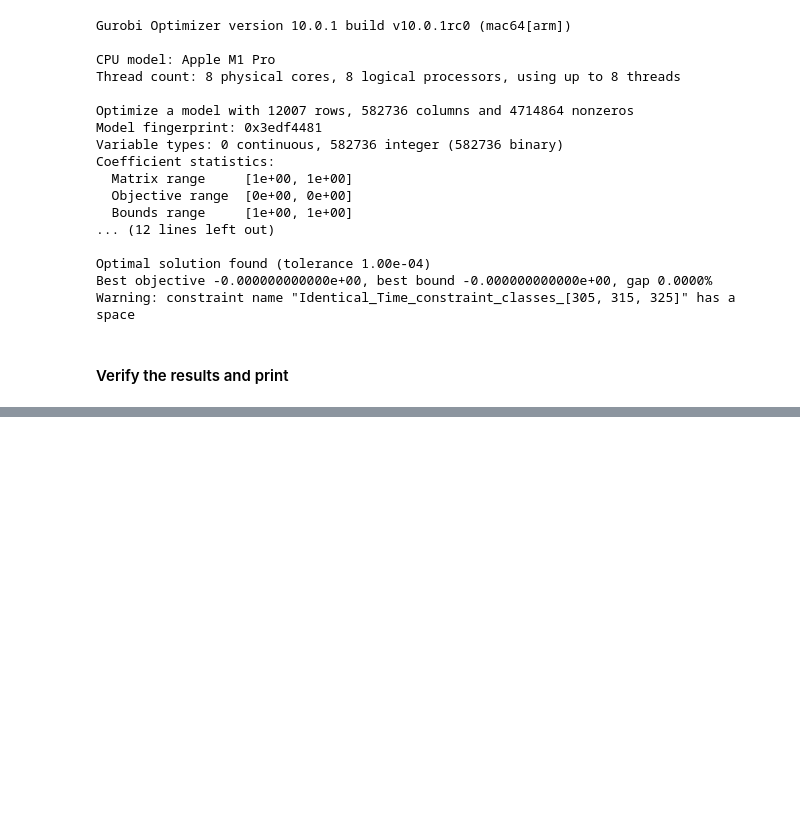
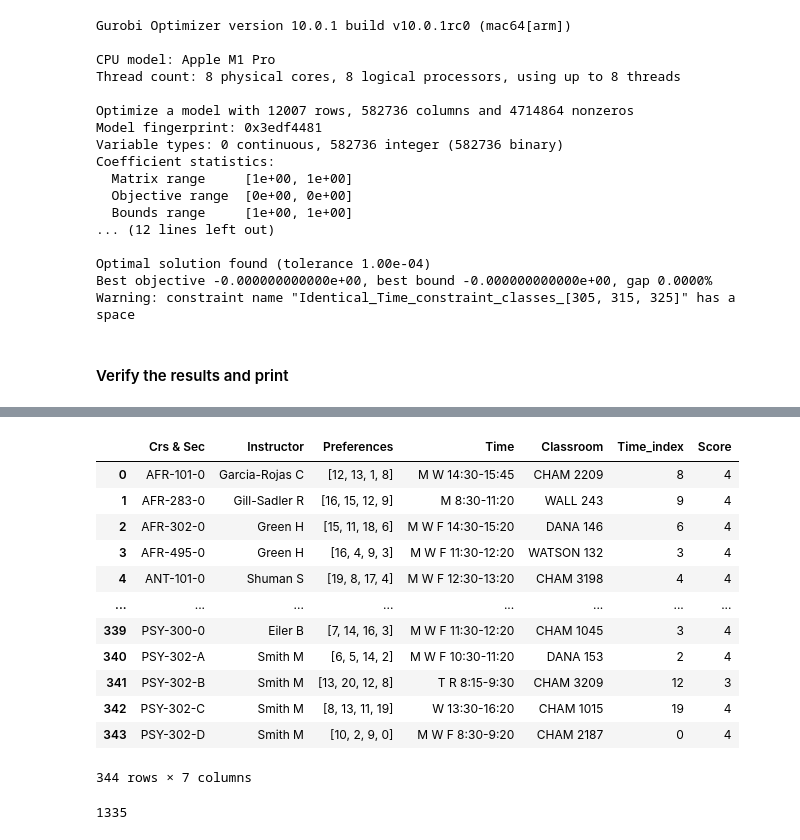
Before and after one commit to hientrn1201/davidson-classroom-scheduling, a Jupyter notebook: project.ipynb, the cells around one changed output, grey strips where cells are left out. Cells and saved outputs as stored; diff of their text form; code cells hidden in the pictures; blank space fills up the shorter version.

```diff
--- a/project.ipynb
+++ b/project.ipynb
@@ -337,0 +349,18 @@ for list_profs in check.values():
+# %%
+model2 = grb.Model()
+# %%
+x = model2.addVars(I, T, C, vtype=GRB.BINARY, name="x")
+x[0,0,0]
+model2.update()
+# %%
+# availability of professor for each class
+availabities = course_data.Preferences
+expr = grb.LinExpr()
+for i in range(I):
+    avails = availabities[i]
+    for a in range(len(avails)):
+        for c in range(C):
+            expr += (a + 1) * x[i, avails[a], c]
+
+model2.setObjective(expr, sense=grb.GRB.MAXIMIZE)
+model2.update()
@@ -337,0 +428,36 @@ for list_profs in check.values():
+# %%
+if model2.Status == GRB.OPTIMAL:
+    times = {}
+    times_index = {}
+    class_rooms = {}
+    solution = model2.getAttr("X", x)
+    for i in range(I):
+        for t in range(T):
+            for c in range(C):
+                if solution[i, t, c] > 0 and t in availabities[i]:
+                    times[i] = time_data[t]
+                    times_index[i] = t
+                    class_rooms[i] = classrooms_data[c]
+
+    assert len(times) == I
+# %%
+res2 = course_data.copy()
+res2["Time"] = res2.index.map(times)
+res2["Classroom"] = res2.index.map(class_rooms)
+res2["Time_index"] = res2.index.map(times_index)
+res2["Score"] = res2.apply(lambda x: x["Preferences"].index(x["Time_index"]) + 1, axis=1)
+res2
+# %% [output]
+|  | Crs & Sec | Instructor | Preferences | Time | Classroom | Time_index | Score |
+| 0 | AFR-101-0 | Garcia-Rojas C | [12, 13, 1, 8] | M W 14:30-15:45 | CHAM 2209 | 8 | 4 |
+| 1 | AFR-283-0 | Gill-Sadler R | [16, 15, 12, 9] | M 8:30-11:20 | WALL 243 | 9 | 4 |
+| 2 | AFR-302-0 | Green H | [15, 11, 18, 6] | M W F 14:30-15:20 | DANA 146 | 6 | 4 |
+| 3 | AFR-495-0 | Green H | [16, 4, 9, 3] | M W F 11:30-12:20 | WATSON 132 | 3 | 4 |
+| 4 | ANT-101-0 | Shuman S | [19, 8, 17, 4] | M W F 12:30-13:20 | CHAM 3198 | 4 | 4 |
+| ... | ... | ... | ... | ... | ... | ... | ... |
+| 339 | PSY-300-0 | Eiler B | [7, 14, 16, 3] | M W F 11:30-12:20 | CHAM 1045 | 3 | 4 |
+| 340 | PSY-302-A | Smith M | [6, 5, 14, 2] | M W F 10:30-11:20 | DANA 153 | 2 | 4 |
+| 341 | PSY-302-B | Smith M | [13, 20, 12, 8] | T R 8:15-9:30 | CHAM 3209 | 12 | 3 |
+| 342 | PSY-302-C | Smith M | [8, 13, 11, 19] | W 13:30-16:20 | CHAM 1015 | 19 | 4 |
+| 343 | PSY-302-D | Smith M | [10, 2, 9, 0] | M W F 8:30-9:20 | CHAM 2187 | 0 | 4 |
+344 rows × 7 columns
@@ -337,0 +471,5 @@ for list_profs in check.values():
+# %%
+total_score2 = res2.Score.sum()
+total_score2
+# %% [output]
+1335
```
Also changed, not shown: parts of 8 cells of this notebook, 1 other file.
